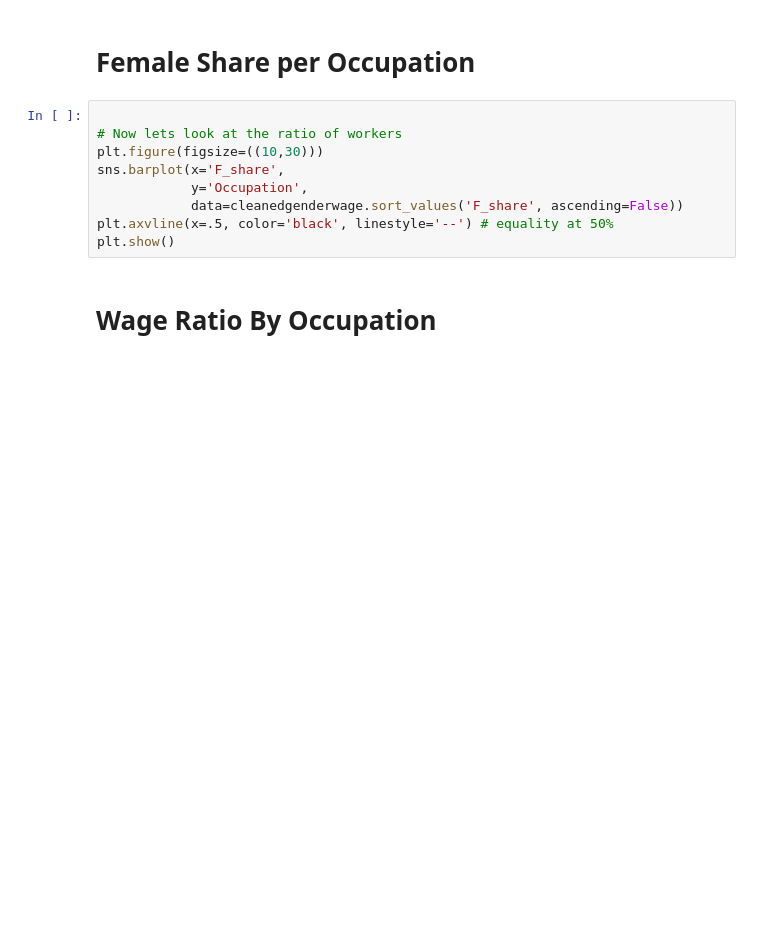
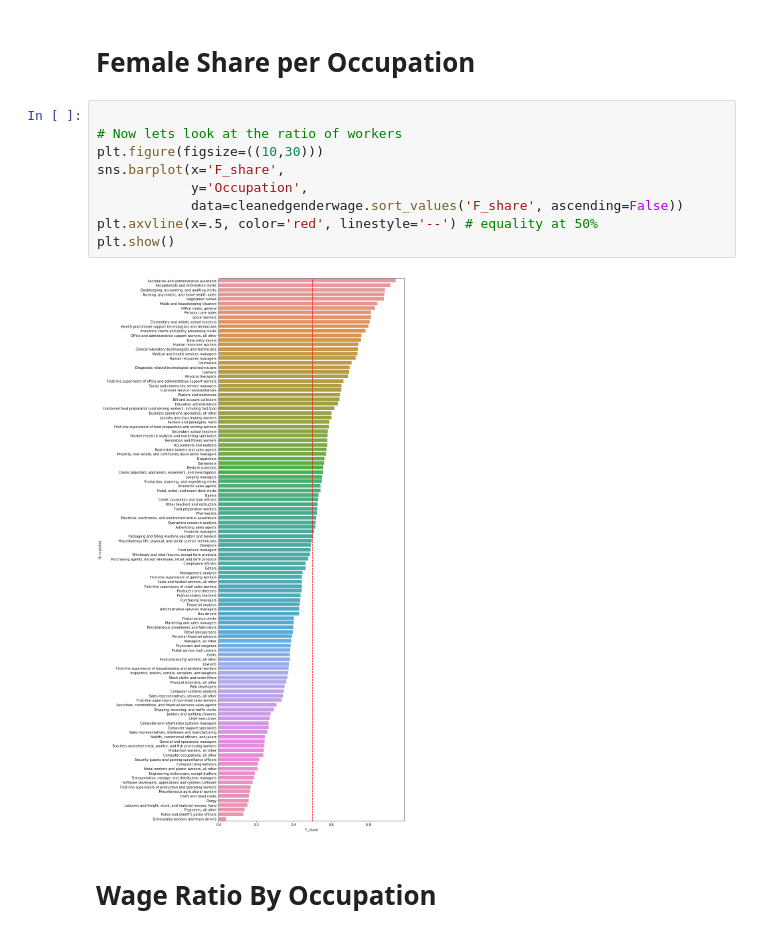
Before and after one commit to Schmidt8181/CapstoneProject, a Jupyter notebook: CapstoneProject.ipynb, the cells around one changed output. Saved outputs shown, nothing was run; the diff lists cells and outputs as text; blank space fills up the shorter version.

```diff
--- a/CapstoneProject.ipynb
+++ b/CapstoneProject.ipynb
@@ -235,12 +235,14 @@ plt.show()
 # %%
 
 # Now lets look at the ratio of workers
 plt.figure(figsize=((10,30)))
 sns.barplot(x='F_share',
             y='Occupation',
             data=cleanedgenderwage.sort_values('F_share', ascending=False))
-plt.axvline(x=.5, color='black', linestyle='--') # equality at 50%
+plt.axvline(x=.5, color='red', linestyle='--') # equality at 50%
 plt.show()
+# %% [output]
+[figure, added]
 # %% [markdown]
 # Wage Ratio By Occupation
 # %%
```
Also changed, not shown: parts of 32 cells of this notebook, 1 other file.
